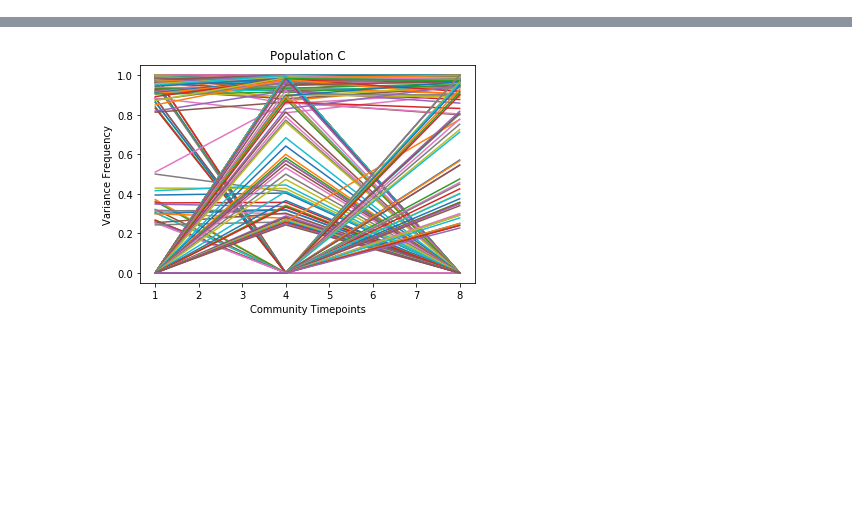
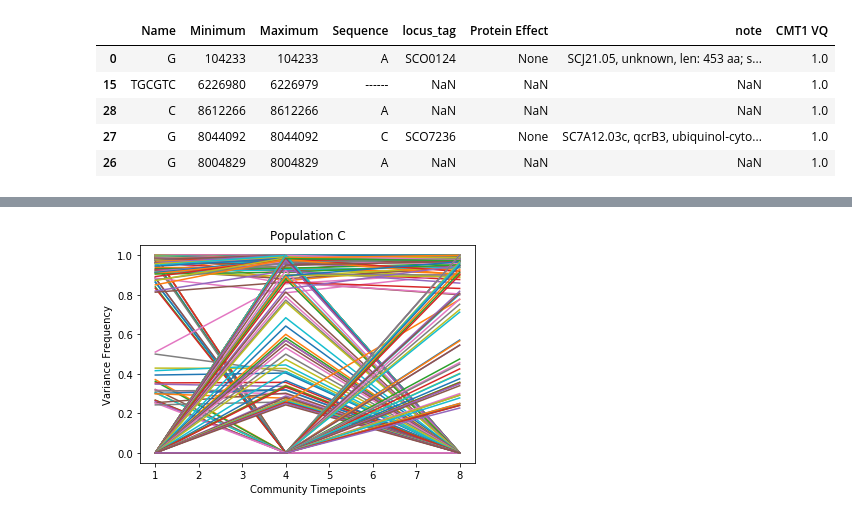
Before and after one commit to bearnomore/Evolution-genomics, a Jupyter notebook: Community_variance_analysis_across_time_points.ipynb, the cells around one changed output, grey strips where cells are left out. Saved outputs shown, nothing was run; the diff lists cells and outputs as text; code cells hidden in the pictures; blank space fills up the shorter version.

```diff
--- a/Community_variance_analysis_across_time_points.ipynb
+++ b/Community_variance_analysis_across_time_points.ipynb
@@ -93,0 +192,13 @@ def plot_variance_abundance_along_timepoints(rep_vcfs,time_points, CMT_cols, pop
+# %%
+## Data Minining using the above functions##
+# 1. Import all files and organize by population labels "A", "B", "C", etc
+VCFs = import_vcfs(file_path, folders, pop_labels, select_col_names)
+# Check timpoint 1 for population A
+VCFs["A"][0].head(5)
+# %% [output]
+|  | Name | Minimum | Maximum | Sequence | locus_tag | Protein Effect | note | CMT1 VQ |
+| 0 | G | 104233 | 104233 | A | SCO0124 | None | SCJ21.05, unknown, len: 453 aa; s... | 1.0 |
+| 15 | TGCGTC | 6226980 | 6226979 | ------ | NaN | NaN | NaN | 1.0 |
+| 28 | C | 8612266 | 8612266 | A | NaN | NaN | NaN | 1.0 |
+| 27 | G | 8044092 | 8044092 | C | SCO7236 | None | SC7A12.03c, qcrB3, ubiquinol-cyto... | 1.0 |
+| 26 | G | 8004829 | 8004829 | A | NaN | NaN | NaN | 1.0 |
```
Also changed, not shown: parts of 20 cells of this notebook.
